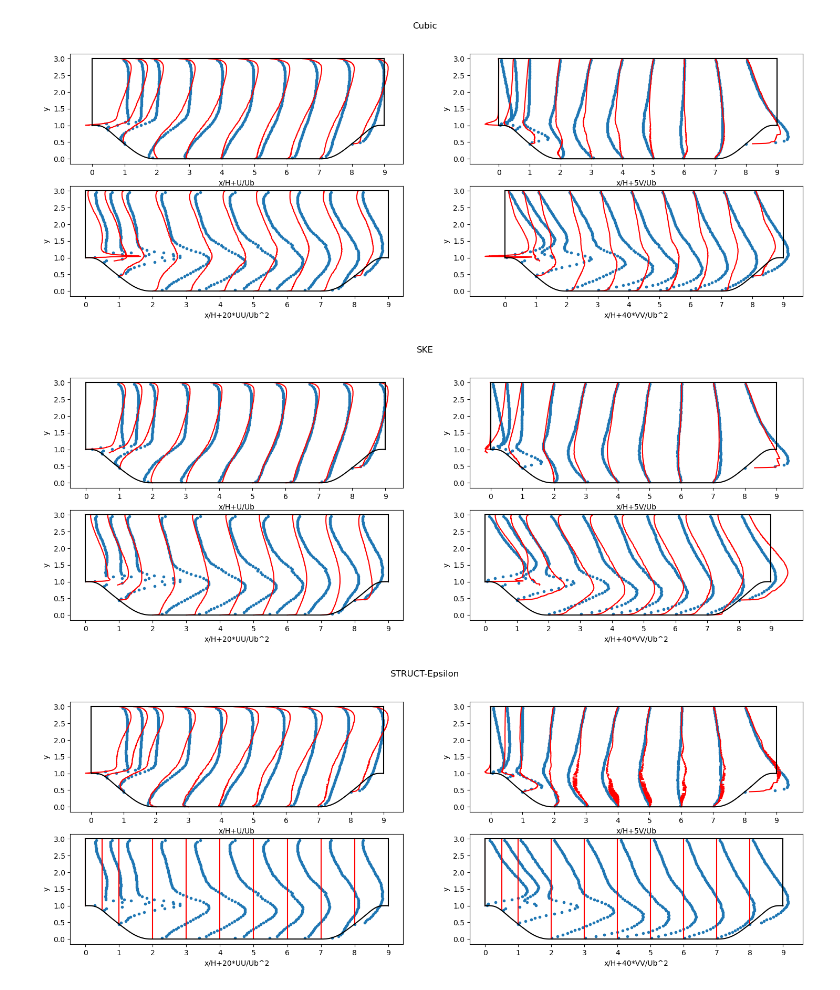
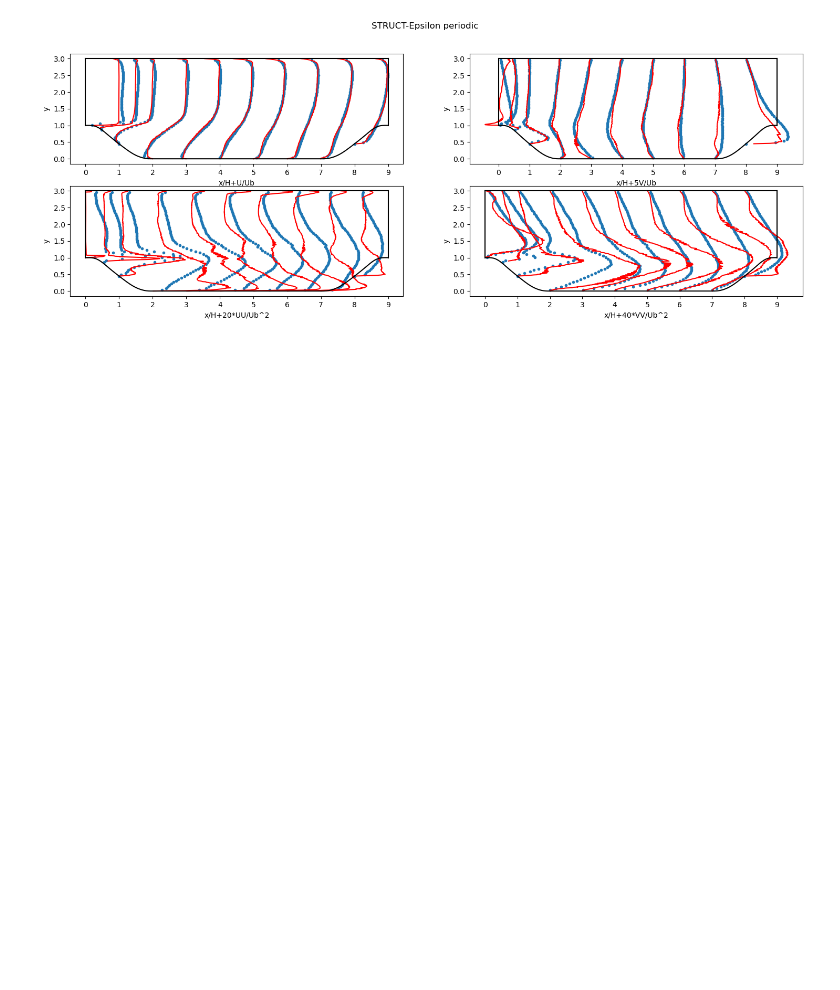
Before and after one commit to JulesL2/CS_Postprocess, a Jupyter notebook: PeriodicHill.ipynb, the cells around one changed output. Drawn from its saved outputs; the diff is of its cells as text; code cells hidden in the pictures; blank space fills up the shorter version.

```diff
--- a/PeriodicHill.ipynb
+++ b/PeriodicHill.ipynb
@@ -31,19 +23,23 @@ Cubic_periodic_BC = {"ProfileP":Path("/home/juleslecoustre/Documents/Acqua/Perio
                     "Iteration":"30000",
                     "Title":"Cubic"}
 
-Cubic_crank_nicolson = {"ProfileP":Path("/home/juleslecoustre/Documents/Acqua/PeriodicHill/Cubic_periodic_BC_2ndTS/profiles"),
-                    "Iteration":"30000",
+Cubic_crank_nicolson = {"ProfileP":Path("/home/juleslecoustre/Documents/Acqua/PeriodicHill/Cubic_crank_nicolson_add20k2/profiles"),
+                    "Iteration":"50000",
                     "Title":"Cubic Crank Nicolson"}
 
 SKE_periodic_BC = {"ProfileP":Path("/home/juleslecoustre/Documents/Acqua/PeriodicHill/SKE_periodic_BC/profiles"),
                     "Iteration":"30000",
                     "Title":"SKE"}
 
-Struct_epsilon = {"ProfileP":Path("/home/juleslecoustre/Documents/Acqua/PeriodicHill/STRUCT-Epsilon/profiles"),
+Struct_epsilon = {"ProfileP":Path("/home/juleslecoustre/Documents/Acqua/PeriodicHill/STRUCT_Cubic_log_avg/profiles"),
                     "Iteration":"40000",
-                    "Title":"STRUCT-Epsilon"}
+                    "Title":"STRUCT-Epsilon periodic"}
+Struct_epsilon_mapped = {"ProfileP":Path("/home/juleslecoustre/Documents/Acqua/PeriodicHill/STRUCT_Cubic_mapped_SOLU_RhieChow_Activated/profiles"),
+                    "Iteration":"40000",
+                    "Title":"STRUCT-Epsilon mapped"}
 
-inputs = [Cubic_periodic_BC,SKE_periodic_BC,Struct_epsilon]
+
+inputs = [Struct_epsilon]
 
 measures = ["0","0.5","1","2","3","4","5","6","7","8"]
 for study in inputs:
@@ -98,40 +94,40 @@ for study in inputs:
     for col in df.columns:
         col2.append(str(col).strip(' '))
     df.columns = col2
-    df["x/H+20*UU/Ub^2"] = df["x"]/Hill_h + 20*df["UU_avg"]/U_b**2
+    #df["x/H+20*UU/Ub^2"] = df["x"]/Hill_h + 20*(df["UU_avg"])/U_b**2
+    df["x/H+20*UU/Ub^2"] = df["x"]/Hill_h + 20*(df["UU_avg"]+df["U_squared"]-df["U_avg"]**2)/U_b**2
     df["y/H"] = df["y"]/Hill_h
     ax.plot(df["x/H+20*UU/Ub^2"],df["y/H"],c="r")
   #experiment["x/H+20uu/Ub**2"] =  experiment["x"]/Hill_h + 20*experiment["uu"]/Ub**2
   ax.scatter(experiment["uu"],experiment["y"],marker='.')
   ax.plot(hill_shape["Points_0"]/Hill_h,hill_shape["Points_1"]/Hill_h,c="black")
   ax.plot([0,0],[1,3],c="black")
   ax.plot([0,9],[3,3],c="black")
   ax.plot([9,9],[1,3],c="black")
   ax.set_xlabel("x/H+20*UU/Ub^2")
   ax.set_xticks(range(10))
   ax.set_ylabel("y")
 
   ax = axes[1][1]
   for mes in measures:
     df = pd.read_csv(Profiles_Path.joinpath("{0}m_{1}.csv".format(mes,Iter)))
     col2  = []
     for col in df.columns:
         col2.append(str(col).strip(' '))
     df.columns = col2
-    df["x/H+40*VV/Ub^2"] = df["x"]/Hill_h + 40*df["VV_avg"]/U_b**2
+    #df["x/H+40*VV/Ub^2"] = df["x"]/Hill_h + 40*(df["VV_avg"])/U_b**2
+    df["x/H+40*VV/Ub^2"] = df["x"]/Hill_h + 40*(df["VV_avg"]+df["V_squared"]-df["V_avg"]**2)/U_b**2
     df["y/H"] = df["y"]/Hill_h
     ax.plot(df["x/H+40*VV/Ub^2"],df["y/H"],c="r")
   #experiment["x/H+20uu/Ub**2"] =  experiment["x"]/Hill_h + 20*experiment["uu"]/Ub**2
   ax.scatter(experiment["vv"],experiment["y"],marker='.')
   ax.plot(hill_shape["Points_0"]/Hill_h,hill_shape["Points_1"]/Hill_h,c="black")
   ax.plot([0,0],[1,3],c="black")
   ax.plot([0,9],[3,3],c="black")
   ax.plot([9,9],[1,3],c="black")
   ax.set_xlabel("x/H+40*VV/Ub^2")
   ax.set_xticks(range(10))
   ax.set_ylabel("y")
 plt.show()
 # %% [output]
-[figure, old version]
+[figure, new version]
-[figure, removed]
-[figure, removed]
```
Also changed, not shown: parts of 5 cells of this notebook, 4 other files.
